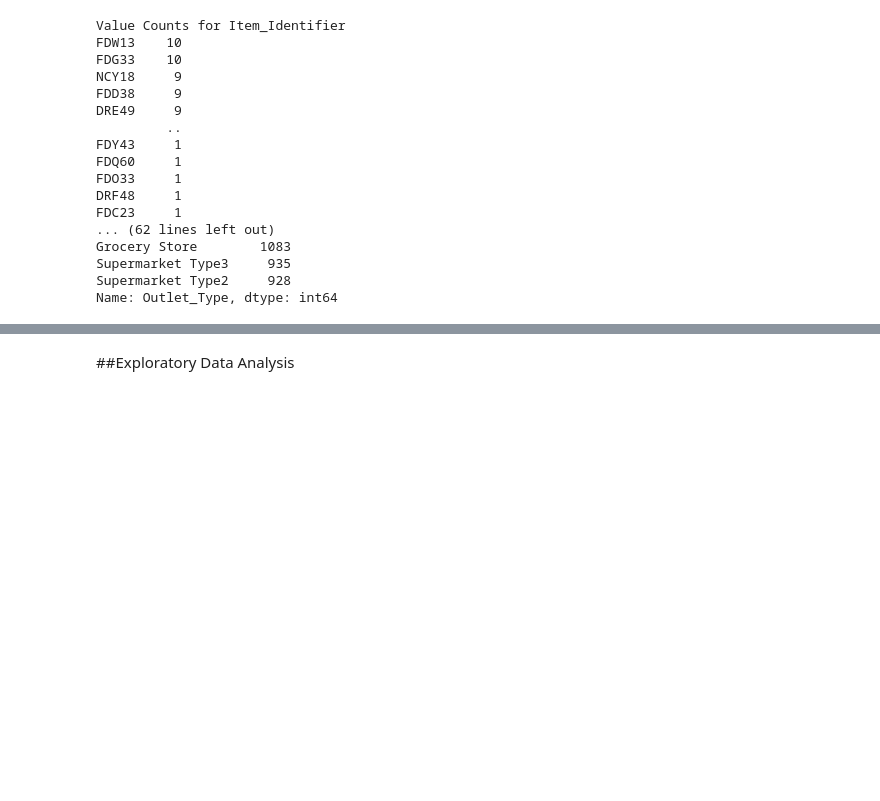
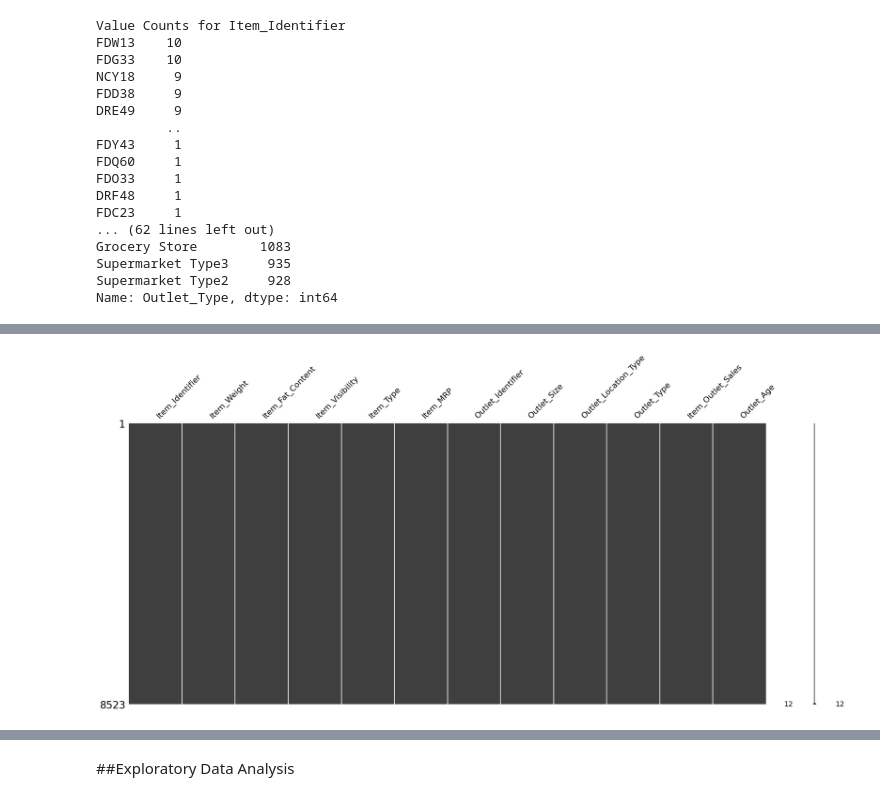
Before and after one commit to patelmedha/Prediction-of-Product-Sales, a Jupyter notebook: PREDICTION_OF_PRODCUT_SALES.ipynb, the cells around one changed output, grey strips where cells are left out. Cells and saved outputs as stored; diff of their text form; code cells hidden in the pictures; blank space fills up the shorter version.

```diff
--- a/PREDICTION_OF_PRODCUT_SALES.ipynb
+++ b/PREDICTION_OF_PRODCUT_SALES.ipynb
@@ -346,0 +356,5 @@ Name: Outlet_Type, dtype: int64
+# %%
+# Item_Fat_Content- fix the values
+df['Item_Fat_Content'] = df['Item_Fat_Content'].replace(['low fat' , 'LF'], 'Low Fat')
+df['Item_Fat_Content'] = df['Item_Fat_Content'].replace('reg' , 'Regular')
+df['Item_Fat_Content'].value_counts()
@@ -346,0 +383,4 @@ Name: Outlet_Type, dtype: int64
+# %%
+#Replace missing categorical column values with 'Unknown'
+#Replacing with unknown since, about 28% of the data is unknown- to avoid any bias, or losing valueable data.
+df[categorical_col] = df[categorical_col].fillna('Unknown')
@@ -346,0 +440,12 @@ Name: Outlet_Type, dtype: int64
+# %%
+import statistics as stat
+weight_median = df['Item_Weight'].median()
+# %%
+# Impute missing values using 'median' value
+##Replacing with 'median' value since, about 17% of the data is unknown- to avoid any bias, or losing valueable data.
+df['Item_Weight'] = df['Item_Weight'].fillna(weight_median)
+# %%
+#Using missingno to visualize all the missing values have been replaced
+msno.matrix(df);
+# %% [output]
+[figure, added]
```
Also changed, not shown: parts of 14 cells of this notebook.
